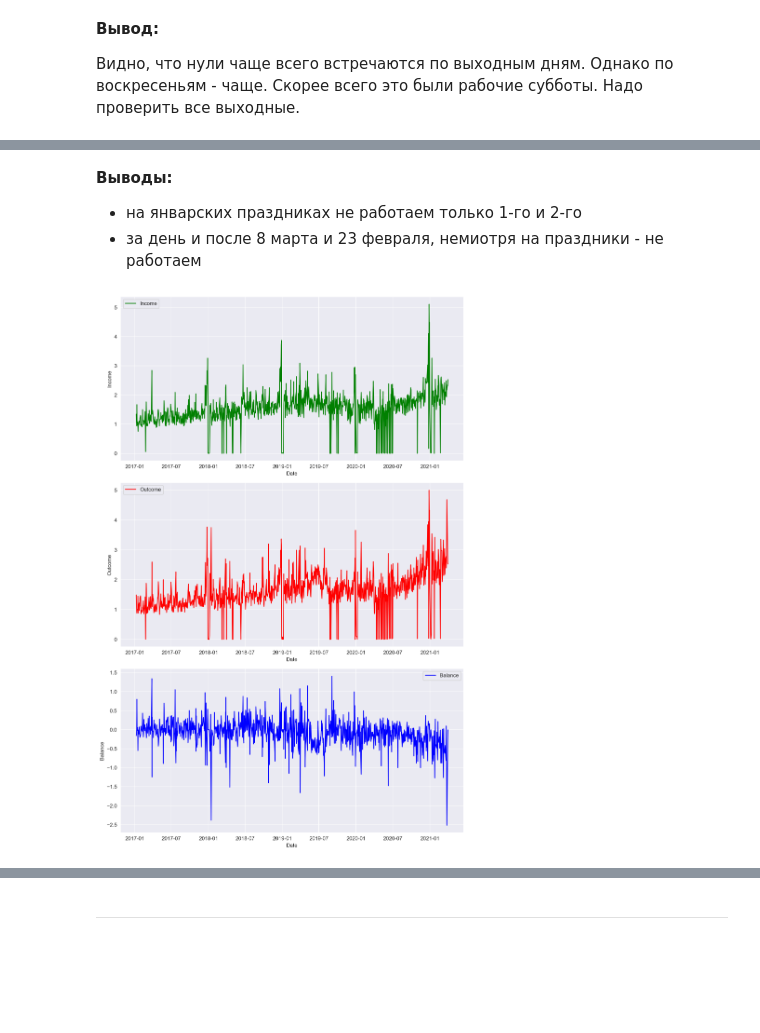
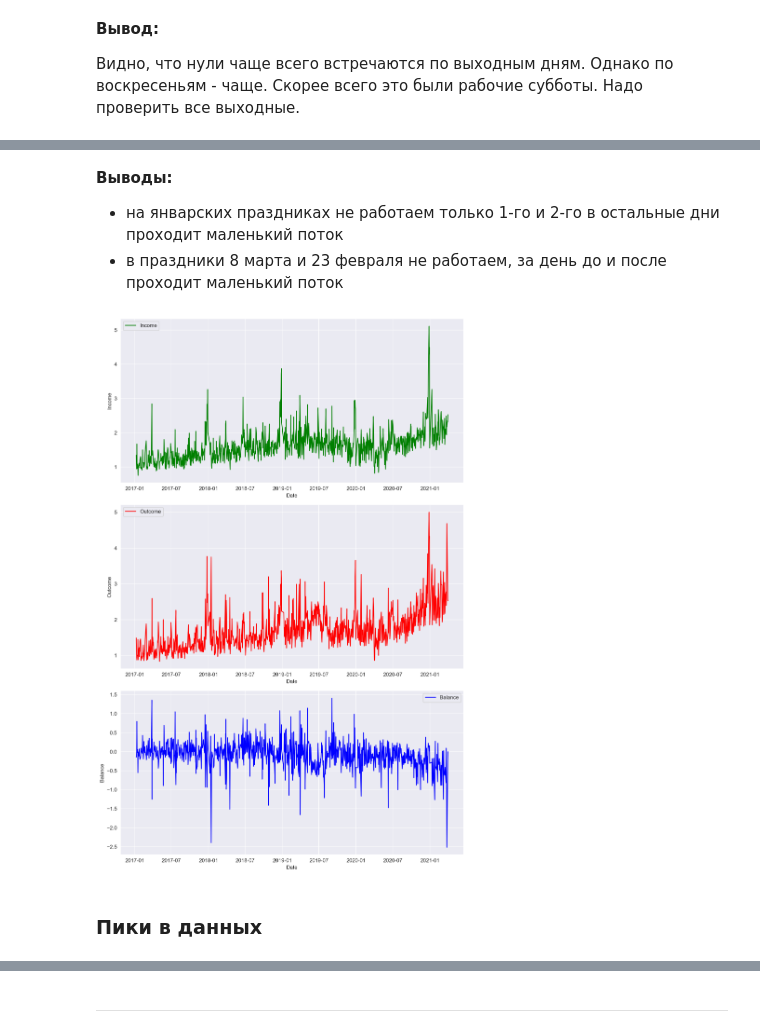
Before and after one commit to igmamedov/balance_predictions, a Jupyter notebook: notebooks/EDA.ipynb, the cells around one changed output, grey strips where cells are left out. Saved outputs shown, nothing was run; the diff lists cells and outputs as text; code cells hidden in the pictures; blank space fills up the shorter version.

```diff
--- a/notebooks/EDA.ipynb
+++ b/notebooks/EDA.ipynb
@@ -127,8 +129,9 @@ def is_holiday(date):
 
 data['is_holiday'] = data['Date'].apply(lambda x: is_holiday(x))
 # %%
-zero_data = data[(data['Income'] == 0) & (data['Income'] == 0)]
-non_zero_data = data[(data['Income'] != 0) & (data['Income'] != 0)]
+zero_data = data[(data['Income'] <= 2e-1) & (data['Outcome'] <= 2e-1)]
+clear_data = data.drop(zero_data.index)
+clear_data = clear_data.set_index('Timestamp')
 
 print(f"Percent of zeros: {round(len(zero_data)/len(data), 3) * 100} %")
 # %% [output]
@@ -194,16 +160,18 @@ data[(data['Timestamp'].dt.month == 1) & (data['Timestamp'].dt.day.isin([x for x
 # %% [markdown]
 __Выводы:__
 
-* на январских праздниках не работаем только 1-го и 2-го
-* за день и после 8 марта и 23 февраля, немиотря на праздники - не работаем
+* на январских праздниках не работаем только 1-го и 2-го в остальные дни проходит маленький поток
+* в праздники 8 марта и 23 февраля не работаем, за день до и после проходит маленький поток
 # %%
 fig, (ax1, ax2, ax3) = plt.subplots(3, 1, figsize=(10, 15))
 
-sns.lineplot(data=non_zero_data, x='Date', y='Income', ax=ax1, color='green', label='Income')
-sns.lineplot(data=non_zero_data, x='Date', y='Outcome', ax=ax2, color='red', label='Outcome')
-sns.lineplot(data=non_zero_data, x='Date', y='Balance', ax=ax3, color='blue', label='Balance')
+sns.lineplot(data=clear_data, x='Date', y='Income', ax=ax1, color='green', label='Income')
+sns.lineplot(data=clear_data, x='Date', y='Outcome', ax=ax2, color='red', label='Outcome')
+sns.lineplot(data=clear_data, x='Date', y='Balance', ax=ax3, color='blue', label='Balance')
 
 plt.tight_layout()
 plt.show()
 # %% [output]
-[figure, old version]
+[figure, new version]
+# %% [markdown]
+### Пики в данных
```
Also changed, not shown: parts of 19 cells of this notebook, 3 other files.
